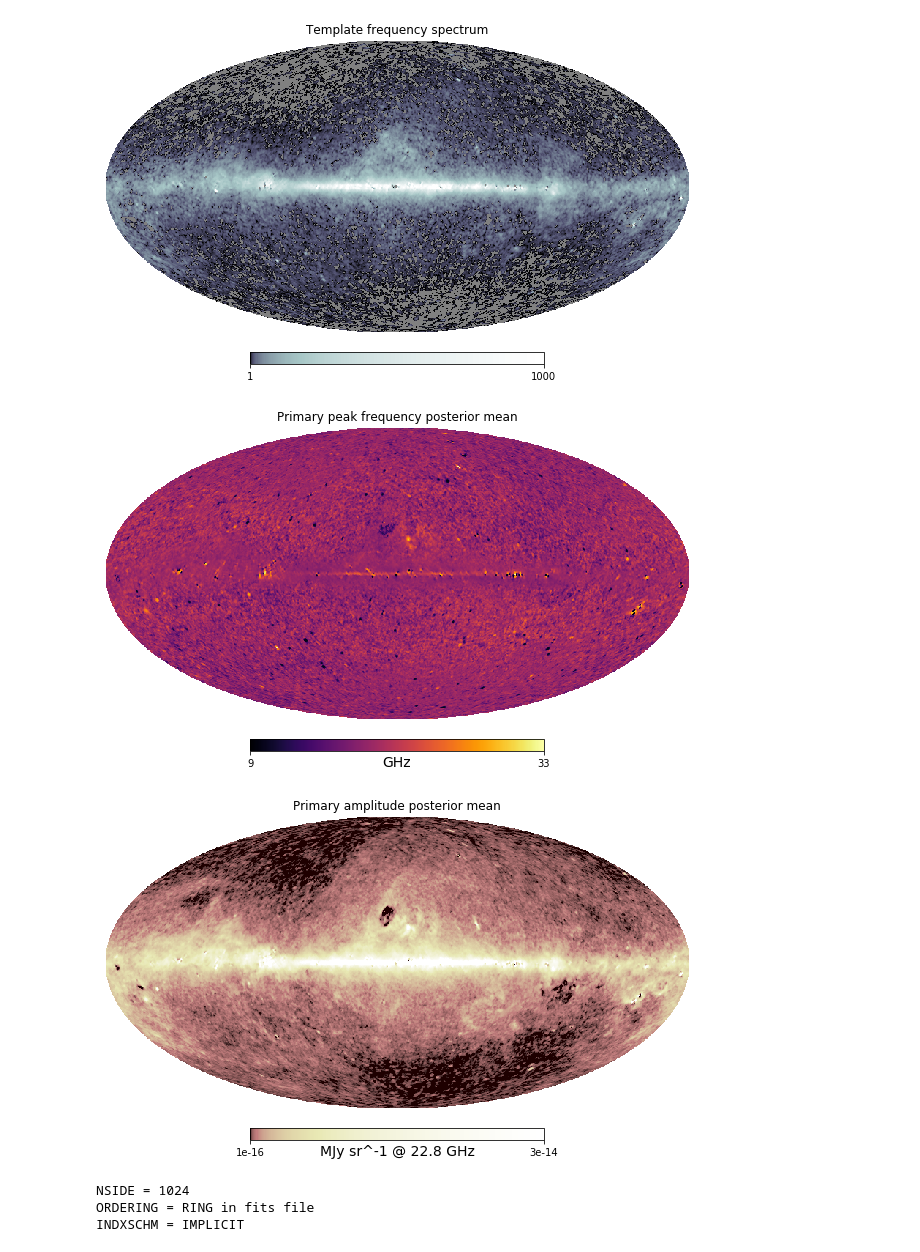
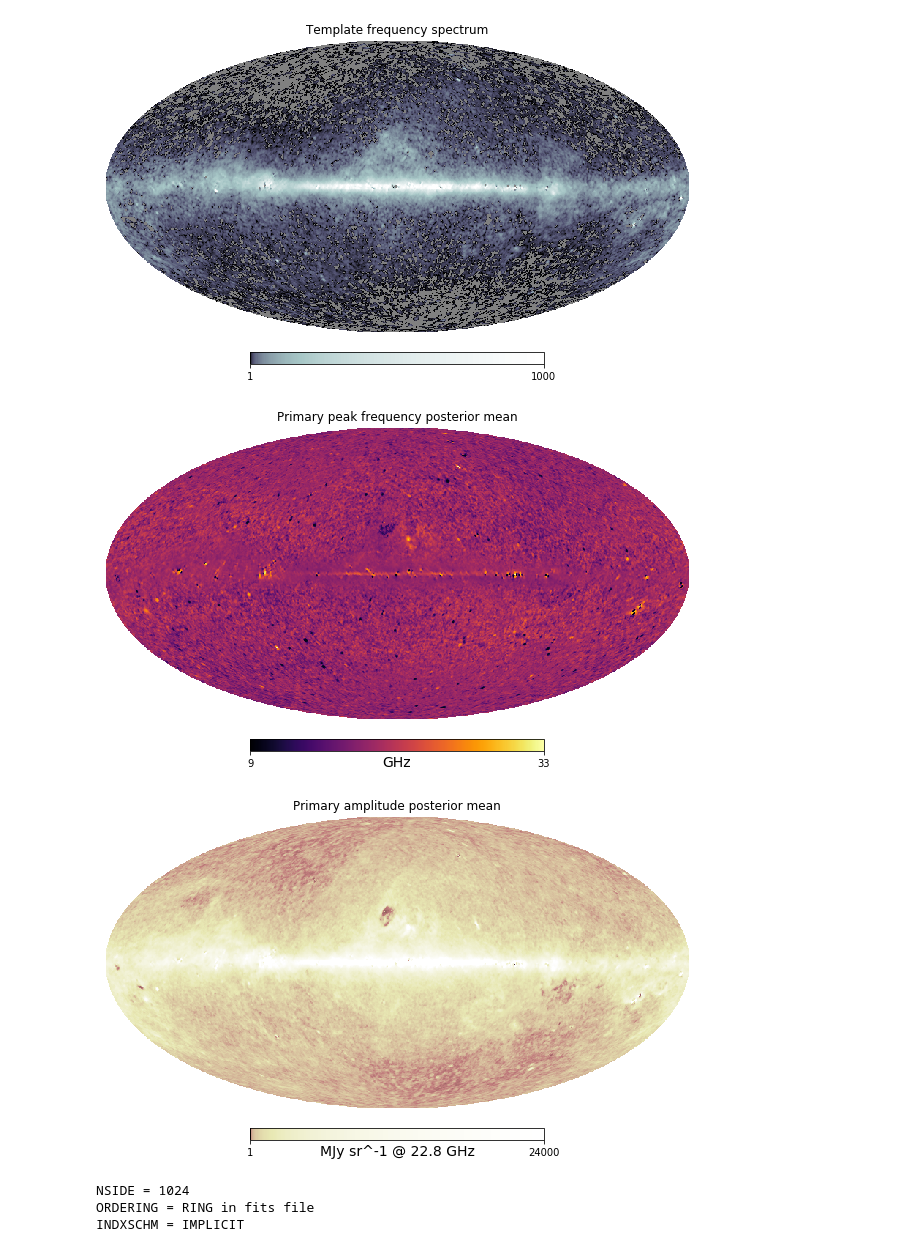
Before and after one commit to mdodici/AME-CNM, a Jupyter notebook: maps/Planck maps.ipynb, the cells around one changed output. Drawn from its saved outputs; the diff is of its cells as text; code cells hidden in the pictures.

Commit message:
updated some plots

```diff
--- a/maps/Planck maps.ipynb
+++ b/maps/Planck maps.ipynb
@@ -7,7 +7,9 @@ import astropy.io
 from astropy.io import fits
 from astropy import units as u
 from astropy.units import cds
-
+from astropy import constants as const
+import scipy
+from scipy import stats
 #    FREQUENCIES
 
 # template frequency spectrum
@@ -34,9 +36,9 @@ hp.mollview(p, unit = 'GHz', title = 'Primary peak frequency posterior mean', mi
 
 # amplitude mean for 22.8 GHz in MJy/sr
 m = hp.read_map('COM_CompMap_AME-commander_0256_R2.00.fits', field=1, hdu=1)
-m_K = ((2*(p**2)*(1.381e-23)*m)/((3e+8)**2))*u.J/((u.m)**2*u.sr)
+m_K = m*u.K*(2*(p*u.GHz)**2*const.k_B)/(const.c**2*cds.sr)
 m_J = (m_K).to(cds.MJy/cds.sr)
-hp.mollview(m_J, unit='MJy sr^-1 @ 22.8 GHz', title = 'Primary amplitude posterior mean', min=1e-16, max=3e-14, norm='log', cmap = 'pink')
+hp.mollview(m_J, unit='MJy sr^-1 @ 22.8 GHz', title = 'Primary amplitude posterior mean', min=1, max=24000, norm='log', cmap = 'pink')
 
 # amplitude maximum for 33.35 GHz
 #u = hp.read_map('COM_CompMap_AME-commander_0256_R2.00.fits', field=0, hdu=2)
@@ -73,6 +75,6 @@ Ordering converted to RING
 [figure]
 [figure]
-[figure, old version]
+[figure, new version]
 # %%
 # map of CNM fraction error
 #t = hp.read_map('fcnm_err_hpx.fits')
```
Also changed, not shown: parts of 2 cells of this notebook.
